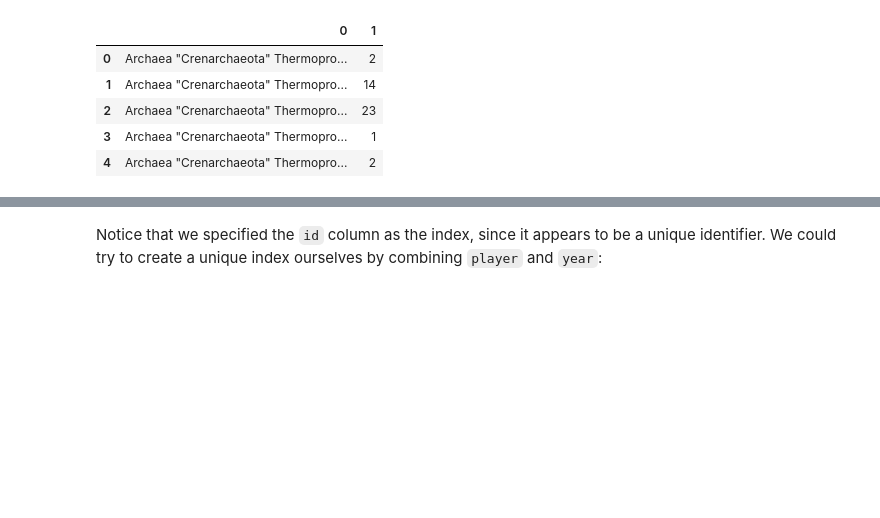
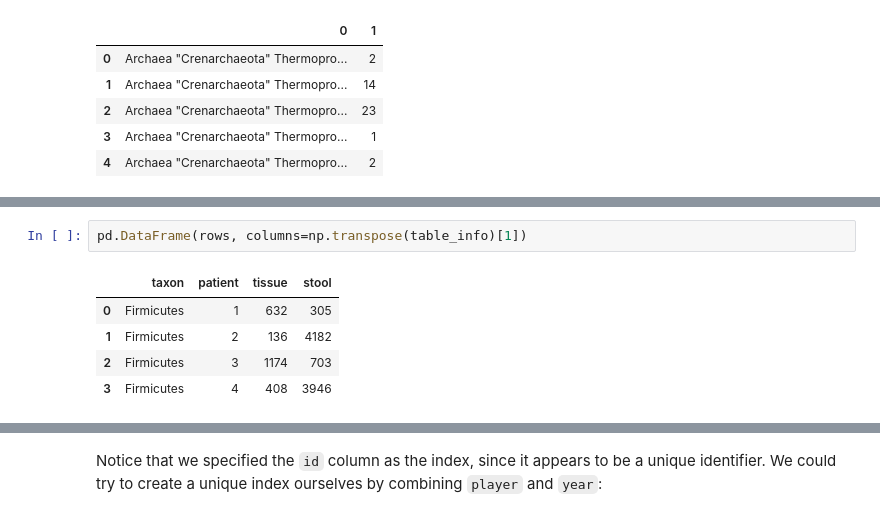
Before and after one commit to fonnesbeck/ngcm_pandas_course, a Jupyter notebook: notebooks/2. Introduction to Pandas.ipynb, the cells around one changed output, grey strips where cells are left out. Saved outputs shown, nothing was run; the diff lists cells and outputs as text; blank space fills up the shorter version.

```diff
--- a/notebooks/2. Introduction to Pandas.ipynb
+++ b/notebooks/2. Introduction to Pandas.ipynb
@@ -750,0 +834,8 @@ mb2.head()
+# %%
+pd.DataFrame(rows, columns=np.transpose(table_info)[1])
+# %% [output]
+|  | taxon | patient | tissue | stool |
+| 0 | Firmicutes | 1 | 632 | 305 |
+| 1 | Firmicutes | 2 | 136 | 4182 |
+| 2 | Firmicutes | 3 | 1174 | 703 |
+| 3 | Firmicutes | 4 | 408 | 3946 |
```
Also changed, not shown: parts of 157 cells of this notebook, 2 other files.
